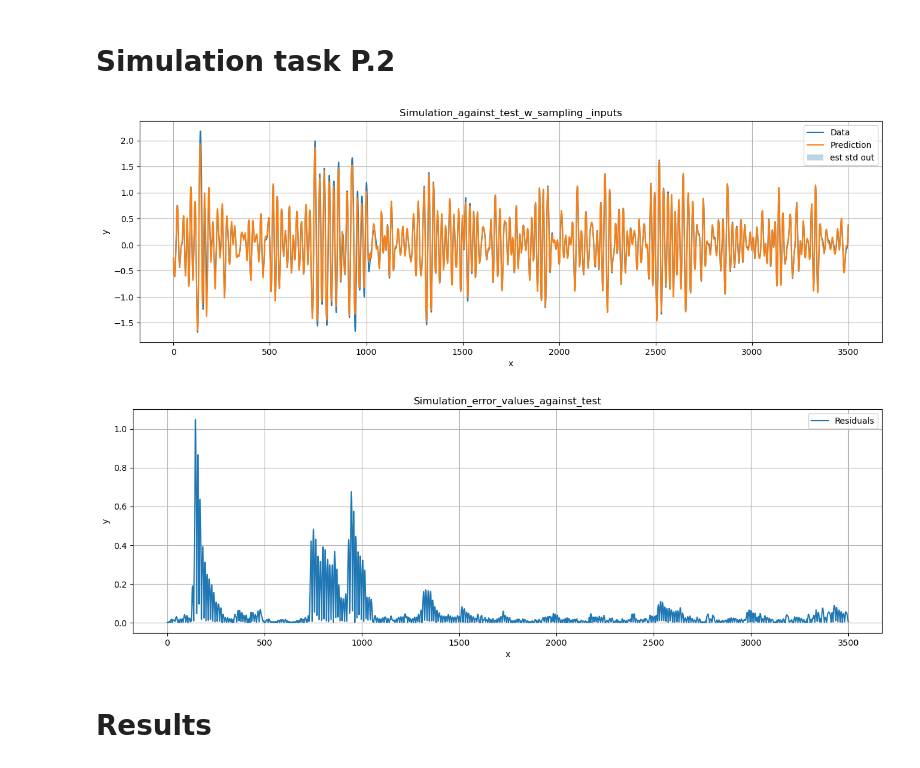
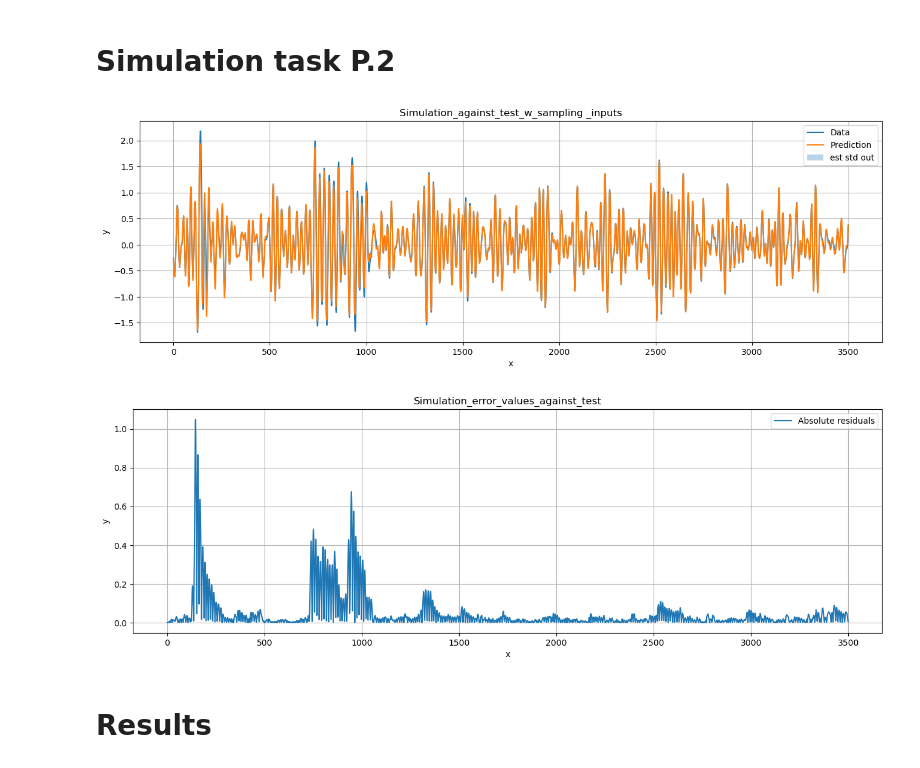
Before and after one commit to Nitin345614/ML4SC-Design-Assignment-G20, a Jupyter notebook: GP-submission.ipynb, the cells around one changed output. Saved outputs shown, nothing was run; the diff lists cells and outputs as text; code cells hidden in the pictures.

```diff
--- a/GP-submission.ipynb
+++ b/GP-submission.ipynb
@@ -454,15 +454,15 @@ th_test_sim_target, var_test_sim_target = simulation_IO_model(simulate_handler,
 # %%
 #print(len(th_train))
 #print(len(full_range[:V]))
 
 end = 3500
 
 #demonstrate_alternate(full_range[:3500], th_test_target[:3500], th_test_sim_target[:3500], var_test_sim_target[:3500], f"Simulation_against_test_w_sampling _inputs_(na, nb)=({na},{nb})_experts={p_bcm}")
 demonstrate_alternate(full_range[:end], th_test_target[:end], th_test_sim_target[:end], var_test_sim_target[:end], f"Simulation_against_test_w_sampling _inputs")
-demonstrate(full_range[:end], np.abs(th_test_target[:end] - th_test_sim_target[:end]), "Residuals", f"Simulation_error_values_against_test")
+demonstrate(full_range[:end], np.abs(th_test_target[:end] - th_test_sim_target[:end]), "Absolute residuals", f"Simulation_error_values_against_test")
 # %% [output]
 [figure]
-[figure, old version]
+[figure, new version]
 # %% [markdown]
 # Results
 # %%
```
